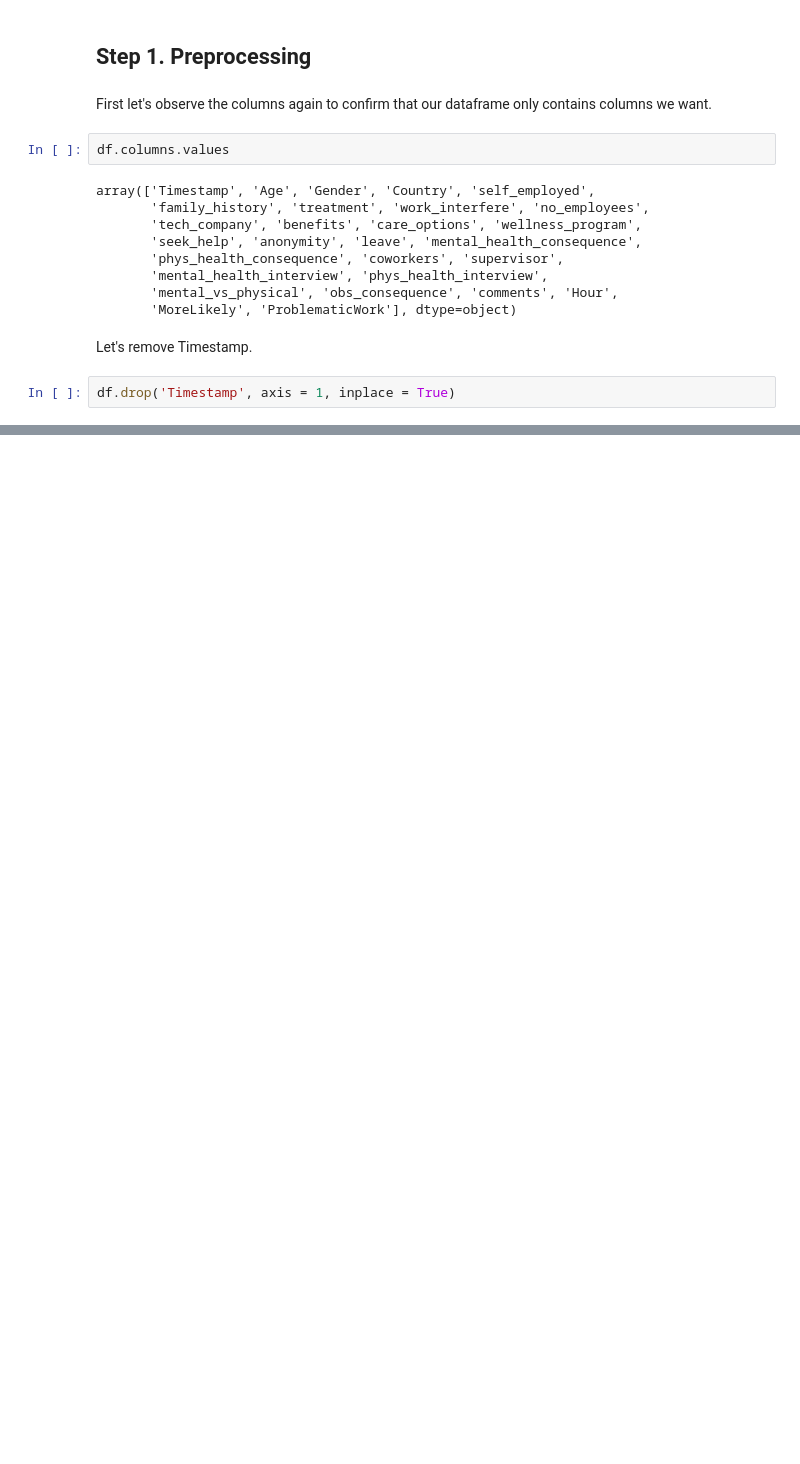
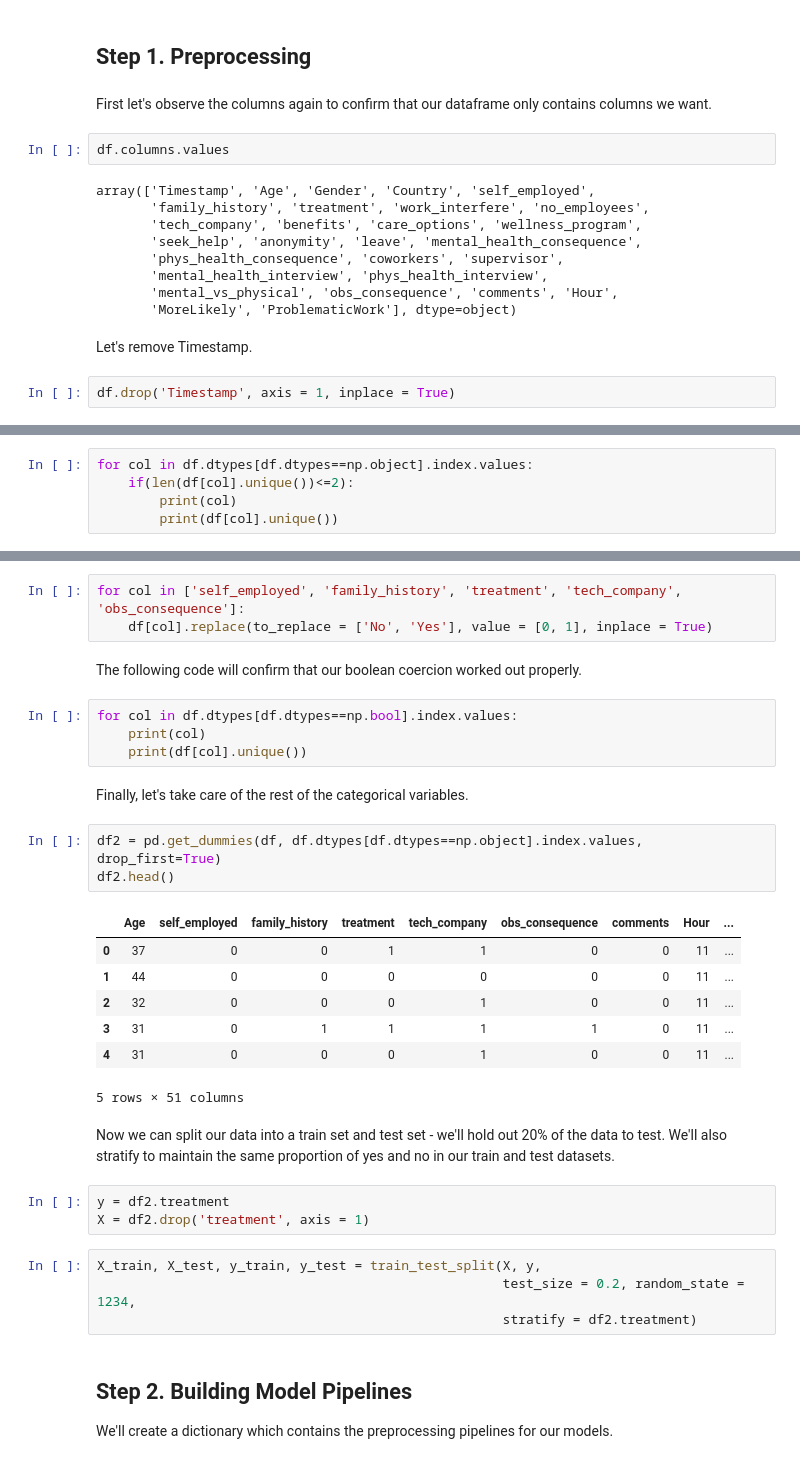
Before and after one commit to Carl-Lejerskar/Stats131Project, a Jupyter notebook: Final Project Notebook.ipynb, the cells around one changed output, grey strips where cells are left out. Saved outputs shown, nothing was run; the diff lists cells and outputs as text; blank space fills up the shorter version.

```diff
--- a/Final Project Notebook.ipynb
+++ b/Final Project Notebook.ipynb
@@ -580,0 +604,5 @@ Before proceeding with our modeling, we need to preprocess our data.
+# %%
+for col in df.dtypes[df.dtypes==np.object].index.values:
+    if(len(df[col].unique())<=2):
+        print(col)
+        print(df[col].unique())
@@ -580,0 +620,35 @@ Before proceeding with our modeling, we need to preprocess our data.
+# %%
+for col in ['self_employed', 'family_history', 'treatment', 'tech_company', 'obs_consequence']:
+    df[col].replace(to_replace = ['No', 'Yes'], value = [0, 1], inplace = True)
+# %% [markdown]
+The following code will confirm that our boolean coercion worked out properly.
+# %%
+for col in df.dtypes[df.dtypes==np.bool].index.values:
+    print(col)
+    print(df[col].unique())
+# %% [markdown]
+Finally, let's take care of the rest of the categorical variables.
+# %%
+df2 = pd.get_dummies(df, df.dtypes[df.dtypes==np.object].index.values, drop_first=True)
+df2.head()
+# %% [output]
+|  | Age | self_employed | family_history | treatment | tech_company | obs_consequence | comments | Hour | ... |
+| 0 | 37 | 0 | 0 | 1 | 1 | 0 | 0 | 11 | ... |
+| 1 | 44 | 0 | 0 | 0 | 0 | 0 | 0 | 11 | ... |
+| 2 | 32 | 0 | 0 | 0 | 1 | 0 | 0 | 11 | ... |
+| 3 | 31 | 0 | 1 | 1 | 1 | 1 | 0 | 11 | ... |
+| 4 | 31 | 0 | 0 | 0 | 1 | 0 | 0 | 11 | ... |
+5 rows × 51 columns
+# %% [markdown]
+Now we can split our data into a train set and test set - we'll hold out 20% of the data to test. We'll also stratify to maintain the same proportion of yes and no in our train and test datasets.
+# %%
+y = df2.treatment
+X = df2.drop('treatment', axis = 1)
+# %%
+X_train, X_test, y_train, y_test = train_test_split(X, y,
+                                                    test_size = 0.2, random_state = 1234,
+                                                    stratify = df2.treatment)
+# %% [markdown]
+## Step 2. Building Model Pipelines
+
+We'll create a dictionary which contains the preprocessing pipelines for our models.
```
Also changed, not shown: parts of 40 cells of this notebook.
